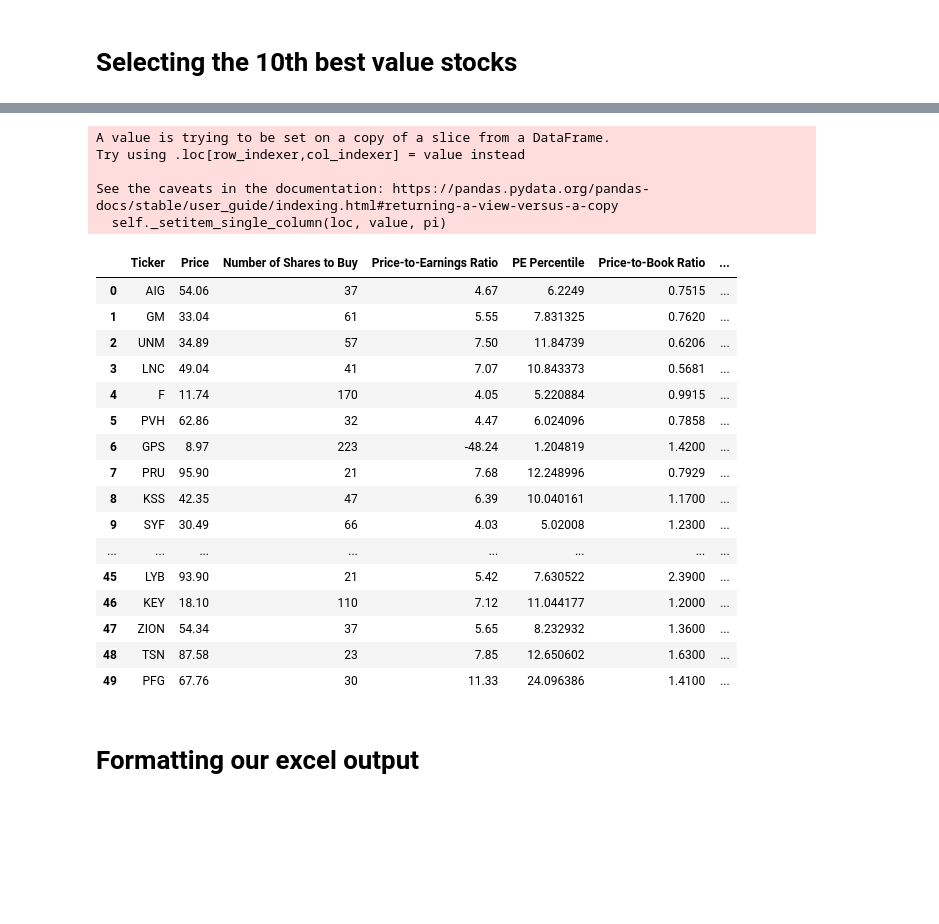
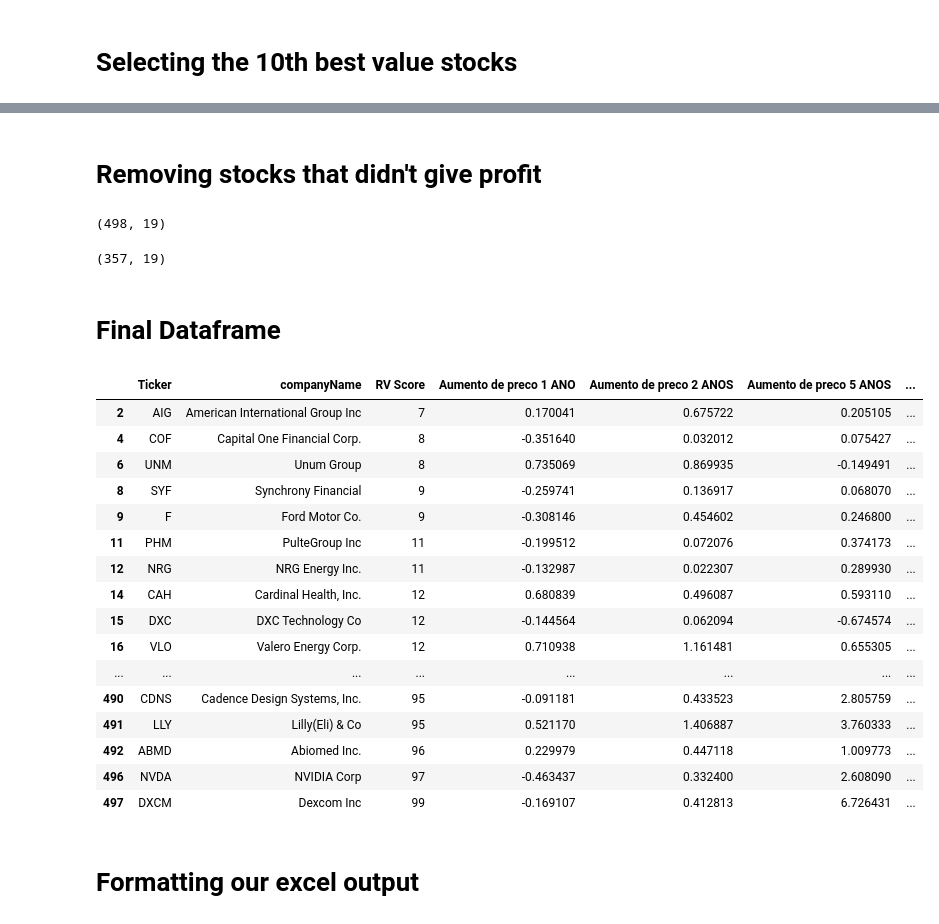
Before and after one commit to Antunes1993/AlgorithmicTrading, a Jupyter notebook: Project 5 - New Strategies .ipynb, the cells around one changed output, grey strips where cells are left out. Cells and saved outputs as stored; diff of their text form; code cells hidden in the pictures; blank space fills up the shorter version.

```diff
--- a/Project 5 - New Strategies .ipynb
+++ b/Project 5 - New Strategies .ipynb
@@ -358,34 +336,41 @@ rv_dataframe.head(10)
-# %%
-portifolio_size = 100000
-position_size = float(portifolio_size)/len(rv_dataframe.index)
-
-for row in rv_dataframe.index:
-    rv_dataframe.loc[row,'Number of Shares to Buy'] = round(position_size/rv_dataframe.loc[row,'Price'])
-
-rv_dataframe
-# %% [output]
-A value is trying to be set on a copy of a slice from a DataFrame.
-Try using .loc[row_indexer,col_indexer] = value instead
-
-See the caveats in the documentation: https://pandas.pydata.org/pandas-docs/stable/user_guide/indexing.html#returning-a-view-versus-a-copy
-  self._setitem_single_column(loc, value, pi)
-|  | Ticker | Price | Number of Shares to Buy | Price-to-Earnings Ratio | PE Percentile | Price-to-Book Ratio | ... |
-| 0 | AIG | 54.06 | 37 | 4.67 | 6.2249 | 0.7515 | ... |
-| 1 | GM | 33.04 | 61 | 5.55 | 7.831325 | 0.7620 | ... |
-| 2 | UNM | 34.89 | 57 | 7.50 | 11.84739 | 0.6206 | ... |
-| 3 | LNC | 49.04 | 41 | 7.07 | 10.843373 | 0.5681 | ... |
-| 4 | F | 11.74 | 170 | 4.05 | 5.220884 | 0.9915 | ... |
-| 5 | PVH | 62.86 | 32 | 4.47 | 6.024096 | 0.7858 | ... |
-| 6 | GPS | 8.97 | 223 | -48.24 | 1.204819 | 1.4200 | ... |
-| 7 | PRU | 95.90 | 21 | 7.68 | 12.248996 | 0.7929 | ... |
-| 8 | KSS | 42.35 | 47 | 6.39 | 10.040161 | 1.1700 | ... |
-| 9 | SYF | 30.49 | 66 | 4.03 | 5.02008 | 1.2300 | ... |
-| ... | ... | ... | ... | ... | ... | ... | ... |
-| 45 | LYB | 93.90 | 21 | 5.42 | 7.630522 | 2.3900 | ... |
-| 46 | KEY | 18.10 | 110 | 7.12 | 11.044177 | 1.2000 | ... |
-| 47 | ZION | 54.34 | 37 | 5.65 | 8.232932 | 1.3600 | ... |
-| 48 | TSN | 87.58 | 23 | 7.85 | 12.650602 | 1.6300 | ... |
-| 49 | PFG | 67.76 | 30 | 11.33 | 24.096386 | 1.4100 | ... |
+# %% [markdown]
+# Removing stocks that didn't give profit
+# %%
+rv_dataframe.shape
+# %% [output]
+(498, 19)
+# %%
+for row in rv_dataframe.index:
+    if ((rv_dataframe.loc[row,'Aumento de preco 5 ANOS'] and rv_dataframe.loc[row,'Aumento de preco 2 ANOS']) < 0):
+        #print(rv_dataframe.loc[row,'companyName'])
+        rv_dataframe.drop(row, inplace=True)
+# %%
+rv_dataframe.shape
+# %% [output]
+(357, 19)
+# %% [markdown]
+# Final Dataframe
+# %%
+final_rv_dataframe = rv_dataframe[['Ticker','companyName','RV Score','Aumento de preco 1 ANO','Aumento de preco 2 ANOS','Aumento de preco 5 ANOS','dividend yield' ]]
+final_rv_dataframe
+# %% [output]
+|  | Ticker | companyName | RV Score | Aumento de preco 1 ANO | Aumento de preco 2 ANOS | Aumento de preco 5 ANOS | ... |
+| 2 | AIG | American International Group Inc | 7 | 0.170041 | 0.675722 | 0.205105 | ... |
+| 4 | COF | Capital One Financial Corp. | 8 | -0.351640 | 0.032012 | 0.075427 | ... |
+| 6 | UNM | Unum Group | 8 | 0.735069 | 0.869935 | -0.149491 | ... |
+| 8 | SYF | Synchrony Financial | 9 | -0.259741 | 0.136917 | 0.068070 | ... |
+| 9 | F | Ford Motor Co. | 9 | -0.308146 | 0.454602 | 0.246800 | ... |
+| 11 | PHM | PulteGroup Inc | 11 | -0.199512 | 0.072076 | 0.374173 | ... |
+| 12 | NRG | NRG Energy Inc. | 11 | -0.132987 | 0.022307 | 0.289930 | ... |
+| 14 | CAH | Cardinal Health, Inc. | 12 | 0.680839 | 0.496087 | 0.593110 | ... |
+| 15 | DXC | DXC Technology Co | 12 | -0.144564 | 0.062094 | -0.674574 | ... |
+| 16 | VLO | Valero Energy Corp. | 12 | 0.710938 | 1.161481 | 0.655305 | ... |
+| ... | ... | ... | ... | ... | ... | ... | ... |
+| 490 | CDNS | Cadence Design Systems, Inc. | 95 | -0.091181 | 0.433523 | 2.805759 | ... |
+| 491 | LLY | Lilly(Eli) & Co | 95 | 0.521170 | 1.406887 | 3.760333 | ... |
+| 492 | ABMD | Abiomed Inc. | 96 | 0.229979 | 0.447118 | 1.009773 | ... |
+| 496 | NVDA | NVIDIA Corp | 97 | -0.463437 | 0.332400 | 2.608090 | ... |
+| 497 | DXCM | Dexcom Inc | 99 | -0.169107 | 0.412813 | 6.726431 | ... |
 # %% [markdown]
 # Formatting our excel output
 # %%
```
Also changed, not shown: parts of 14 cells of this notebook, 13 other files.
